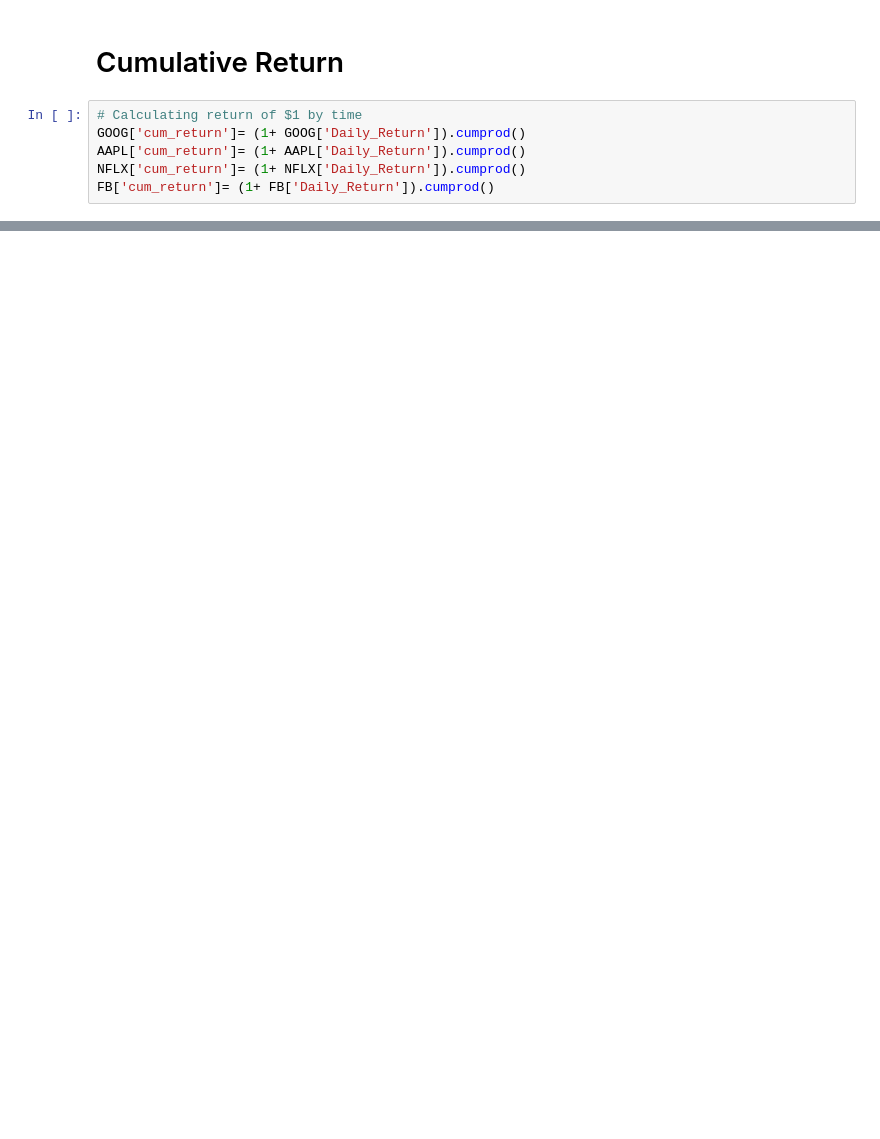
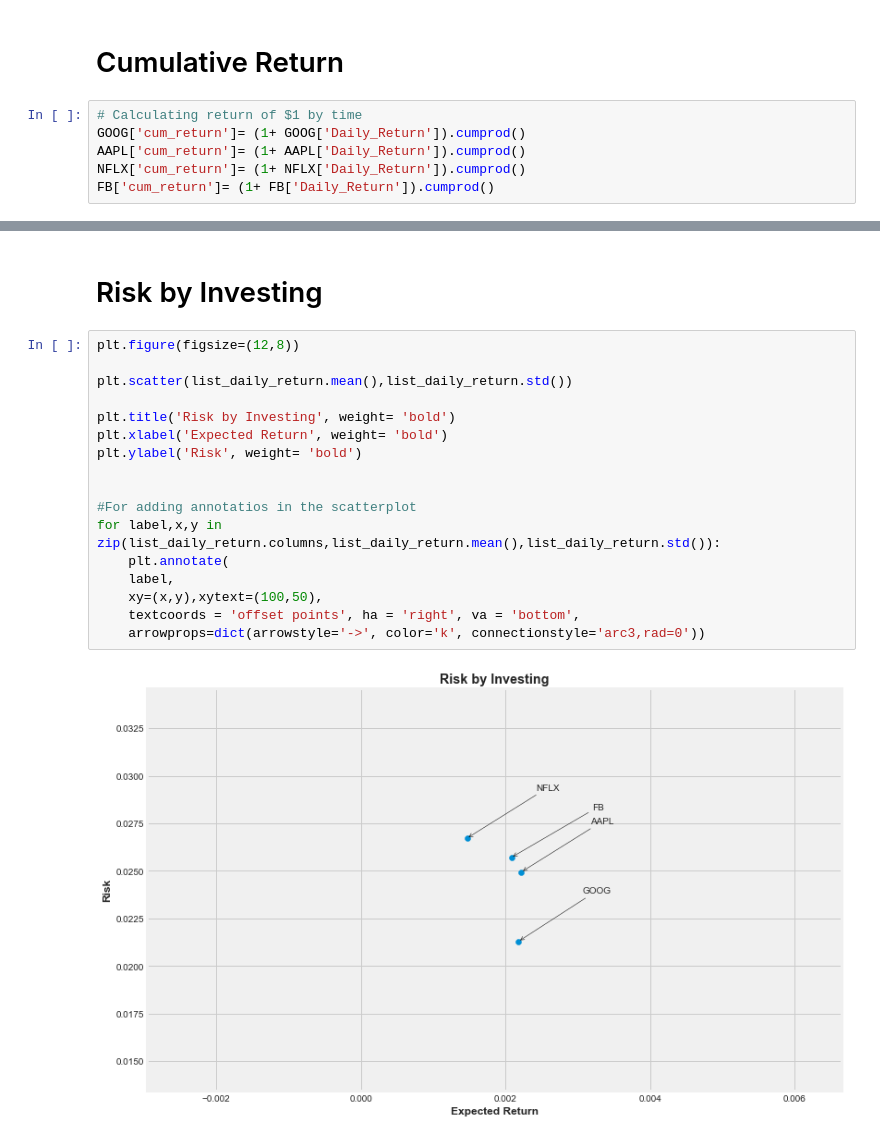
Before and after one commit to Tugba-Y/Stock-Market-Analysis, a Jupyter notebook: Stock-Market-Analysis.ipynb, the cells around one changed output, grey strips where cells are left out. Cells and saved outputs as stored; diff of their text form; blank space fills up the shorter version.

```diff
--- a/Stock-Market-Analysis.ipynb
+++ b/Stock-Market-Analysis.ipynb
@@ -359,0 +360,21 @@ plt.tight_layout()
+# %% [markdown]
+# Risk by Investing
+# %%
+plt.figure(figsize=(12,8))
+
+plt.scatter(list_daily_return.mean(),list_daily_return.std())
+
+plt.title('Risk by Investing', weight= 'bold')
+plt.xlabel('Expected Return', weight= 'bold')
+plt.ylabel('Risk', weight= 'bold')
+
+
+#For adding annotatios in the scatterplot
+for label,x,y in zip(list_daily_return.columns,list_daily_return.mean(),list_daily_return.std()):
+    plt.annotate(
+    label,
+    xy=(x,y),xytext=(100,50),
+    textcoords = 'offset points', ha = 'right', va = 'bottom',
+    arrowprops=dict(arrowstyle='->', color='k', connectionstyle='arc3,rad=0'))
+# %% [output]
+[figure, added]
```
Also changed, not shown: parts of 23 cells of this notebook.
